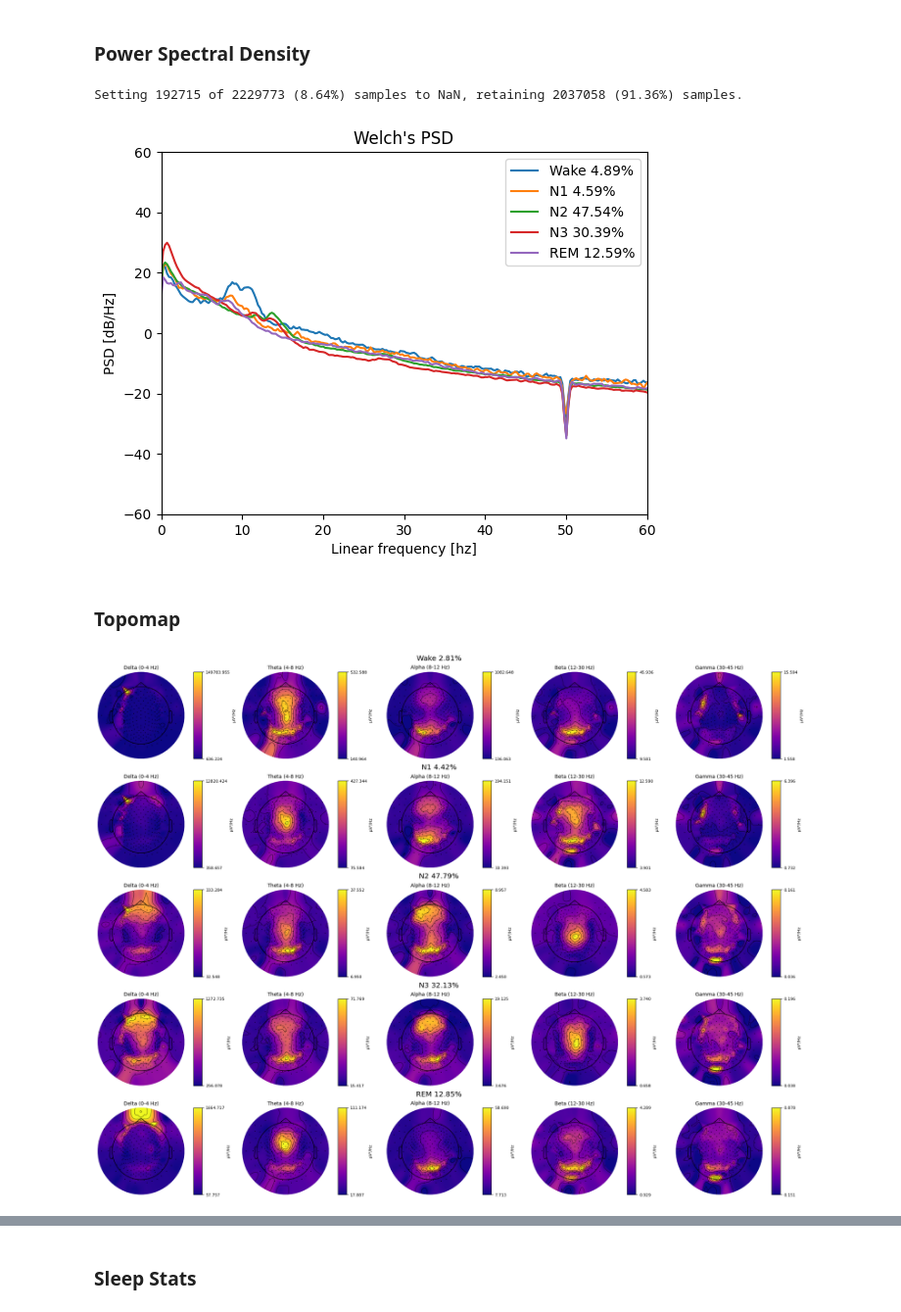
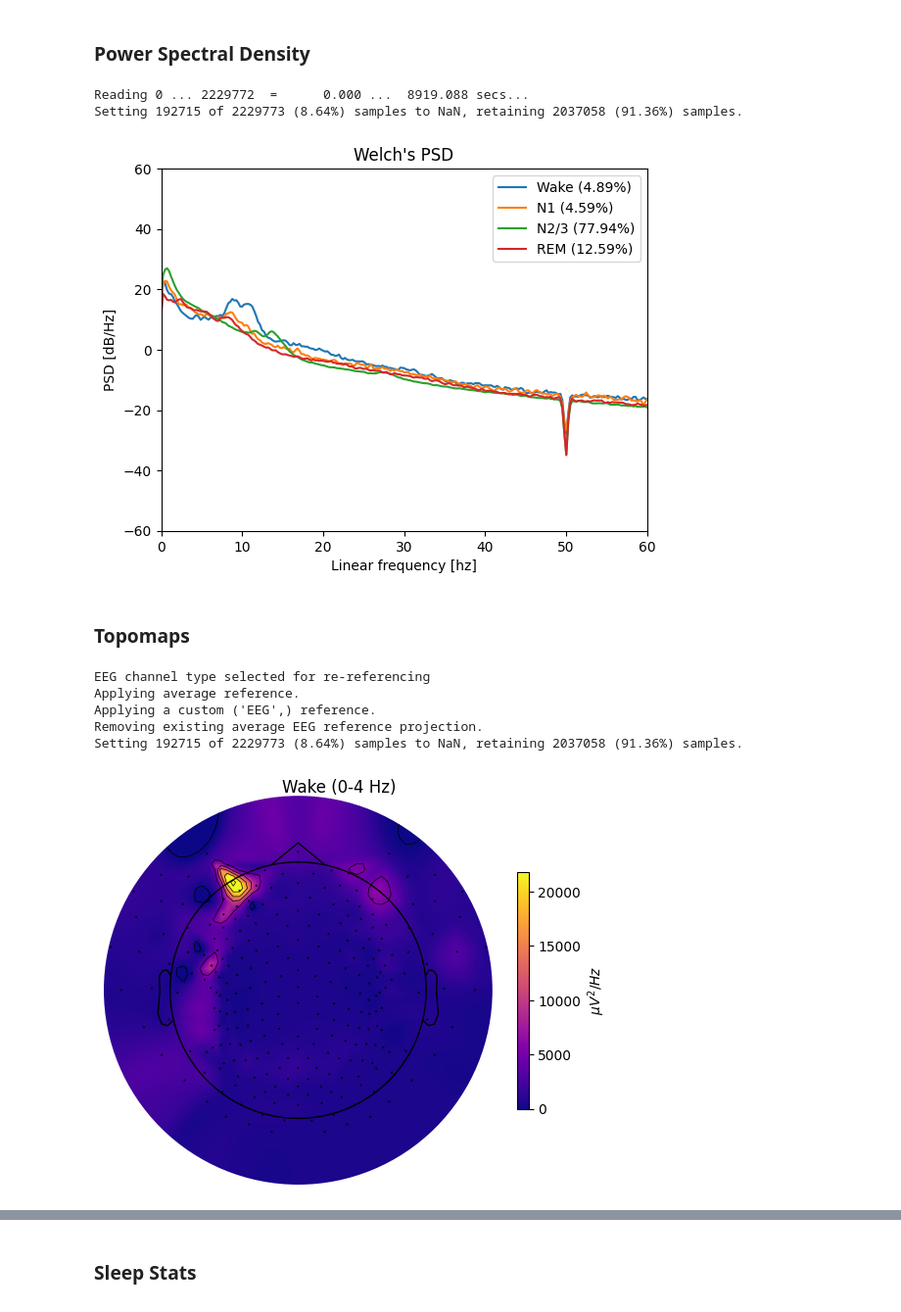
Before and after one commit to NirLab-TAU/sleepeegpy, a Jupyter notebook: notebooks/results.ipynb, the cells around one changed output, grey strips where cells are left out. Shown at 98% size. Cells and saved outputs as stored; diff of their text form; code cells hidden in the pictures.

Commit message:
PSD and topomap have been reworked.
Topomap collage has been implemented.

```diff
--- a/notebooks/results.ipynb
+++ b/notebooks/results.ipynb
@@ -56,20 +56,27 @@ results_pipe.plot_psd_per_stage(
     psd_range=(-60, 60),
     freq_range=(0, 60),
     xscale='linear',
-    sleep_stages={'Wake' :0, 'N1' :1, 'N2': 2, 'N3': 3, 'REM': 4},
+    sleep_stages={'Wake' :0, 'N1' :1, 'N2/3': (2,3), 'REM': 4},
     save=True)
 # %% [output]
+Reading 0 ... 2229772  =      0.000 ...  8919.088 secs...
 Setting 192715 of 2229773 (8.64%) samples to NaN, retaining 2037058 (91.36%) samples.
-[figure, old version]
+[figure, new version]
 # %% [markdown]
-### Topomap
+### Topomaps
 # %%
 results_pipe.plot_topomap(
-    sleep_stages = {'Wake': 0, 'N1': 1, 'N2': 2, 'N3': 3, 'REM': 4},
-    bands = {'Delta (0-4 Hz)': (0, 4), 'Theta (4-8 Hz)': (4, 8),
-            'Alpha (8-12 Hz)': (8, 12), 'Beta (12-30 Hz)': (12, 30),
-            'Gamma (30-45 Hz)': (30, 45)},
+    stage='Wake',
+    bandwidth = (0, 4),
+    sleep_stages={'Wake': 0, 'N1': 1, 'N2': 2, 'N3': 3, 'REM': 4},
+    sec_per_seg=4.096,
+    dB=False,
     save=True
 )
 # %% [output]
+EEG channel type selected for re-referencing
+Applying average reference.
+Applying a custom ('EEG',) reference.
+Removing existing average EEG reference projection.
+Setting 192715 of 2229773 (8.64%) samples to NaN, retaining 2037058 (91.36%) samples.
-[figure, old version]
+[figure, new version]
```
Also changed, not shown: parts of 4 cells of this notebook, 2 other files.
